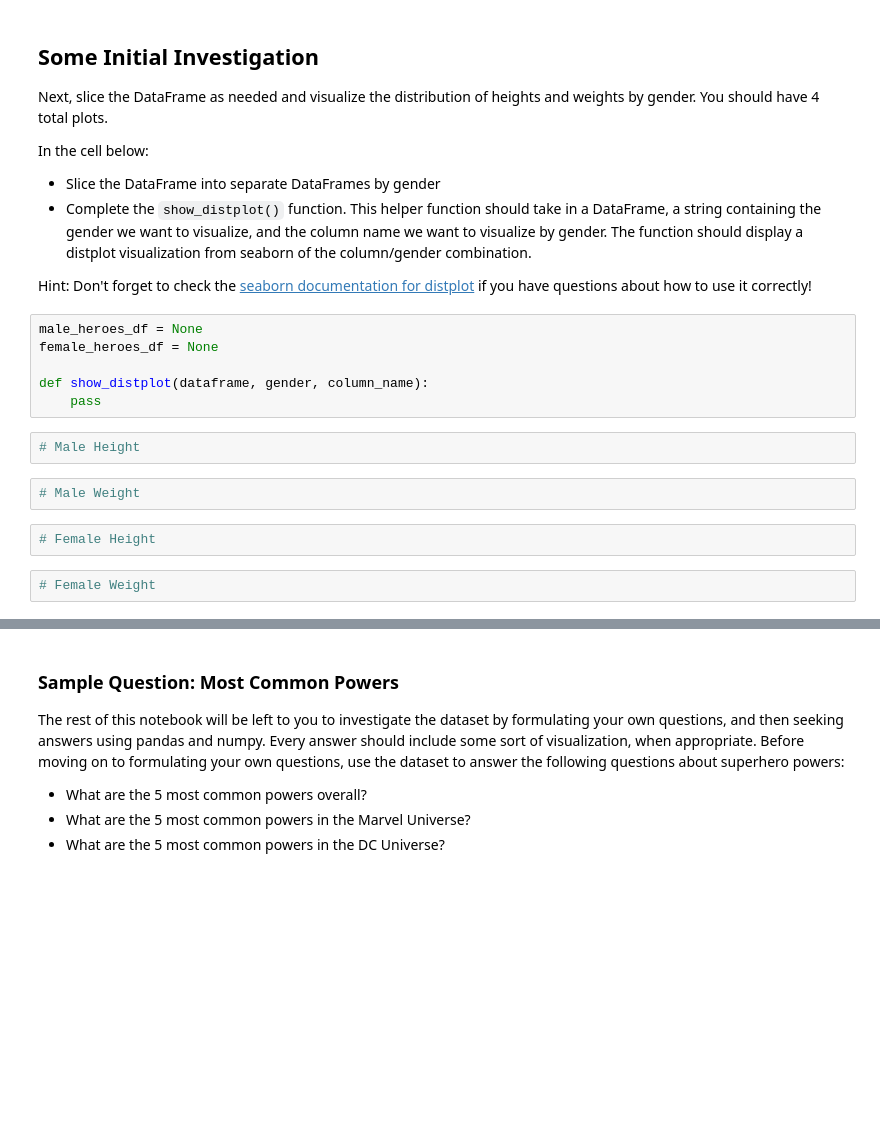
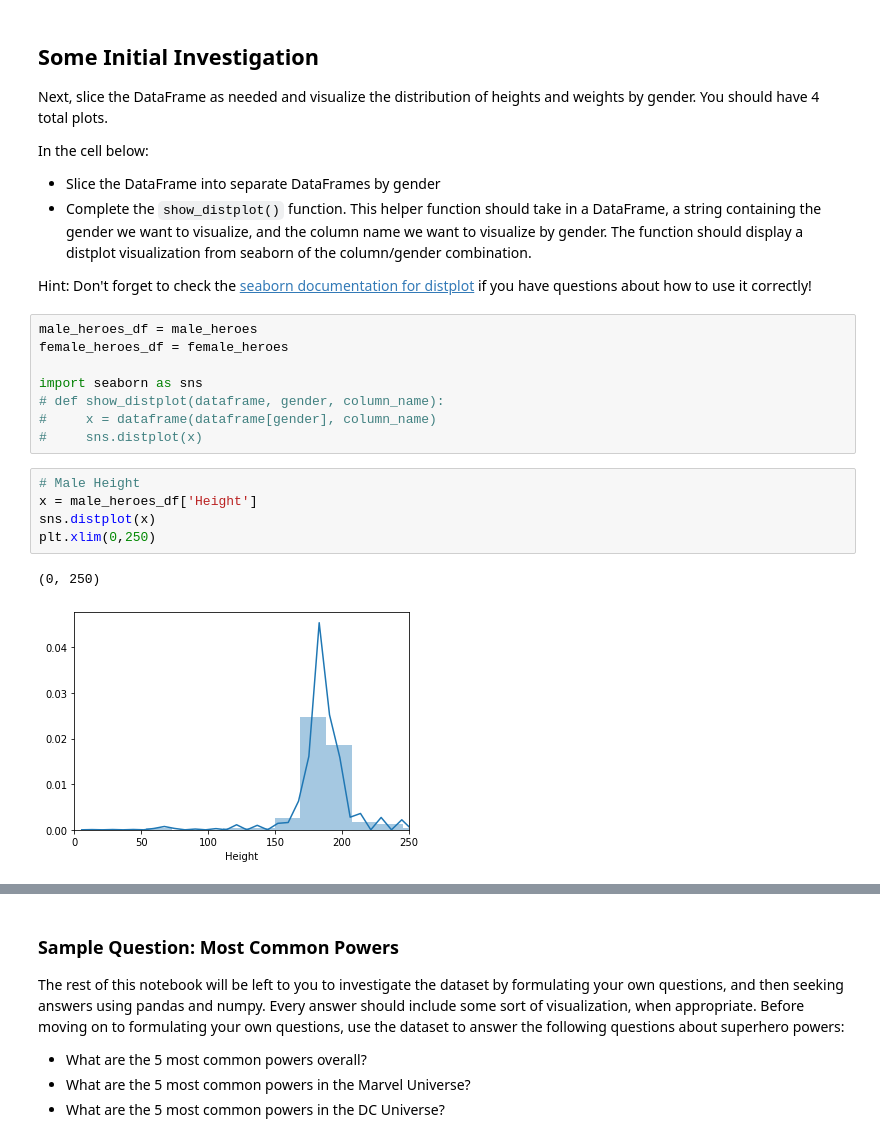
Before and after one commit to akuppan1/dsc-data-cleaning-project-onl01-dtsc-pt-052620, a Jupyter notebook: index.ipynb, the cells around one changed output, grey strips where cells are left out. Drawn from its saved outputs; the diff is of its cells as text; blank space fills up the shorter version.

```diff
--- a/index.ipynb
+++ b/index.ipynb
@@ -419,16 +448,18 @@ In the cell below:
 
 Hint: Don't forget to check the [seaborn documentation for distplot](https://seaborn.pydata.org/generated/seaborn.distplot.html) if you have questions about how to use it correctly!
 # %%
-male_heroes_df = None
-female_heroes_df = None
+male_heroes_df = male_heroes
+female_heroes_df = female_heroes
 
-def show_distplot(dataframe, gender, column_name):
-    pass
+import seaborn as sns
+# def show_distplot(dataframe, gender, column_name):
+#     x = dataframe(dataframe[gender], column_name)
+#     sns.distplot(x)
-# %%
-# Male Height
-# %%
-# Male Weight
-# %%
-# Female Height
-# %%
-# Female Weight
+# %%
+# Male Height
+x = male_heroes_df['Height']
+sns.distplot(x)
+plt.xlim(0,250)
+# %% [output]
+(0, 250)
+[figure, added]
```
Also changed, not shown: parts of 9 cells of this notebook.
